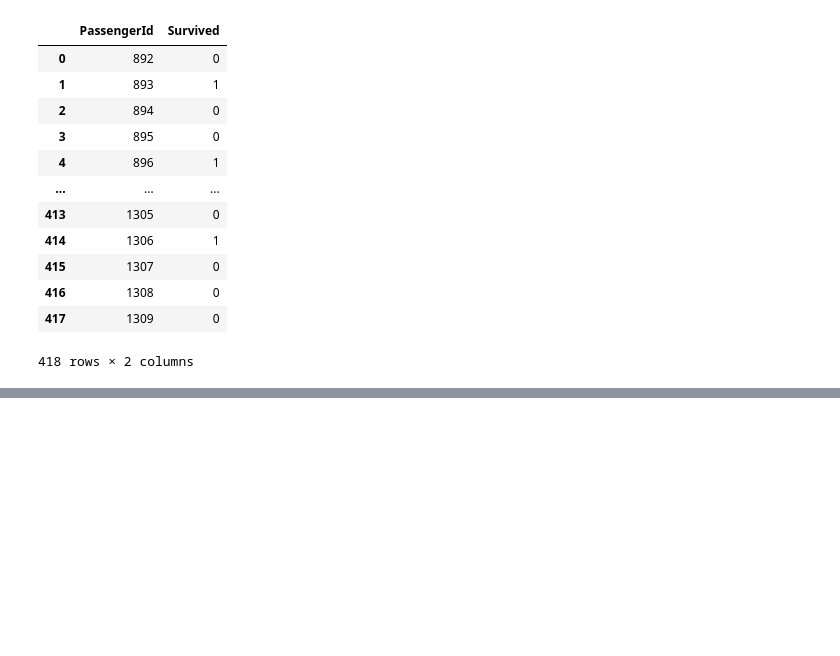
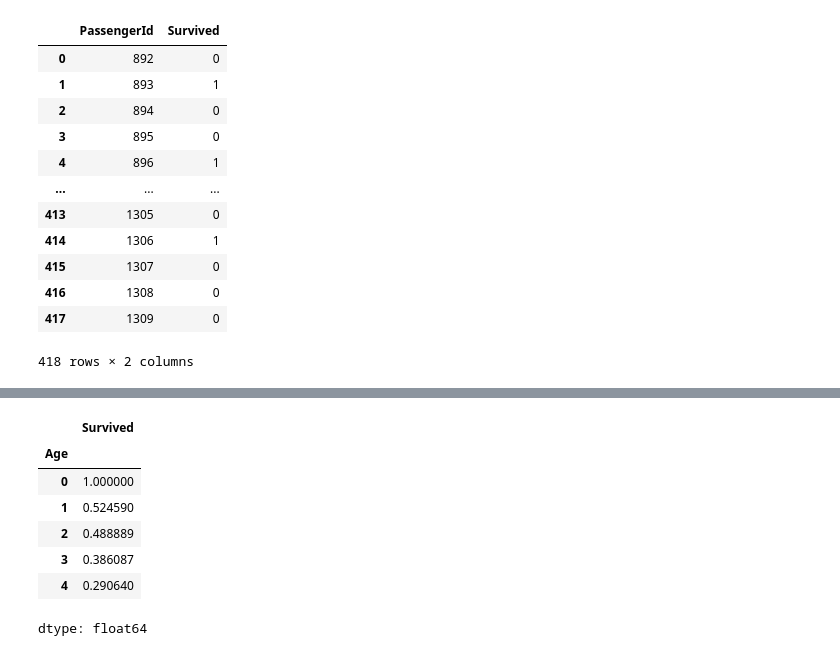
Before and after one commit to keace888/DMA-lab5, a Jupyter notebook: Lab5.ipynb, the cells around one changed output, grey strips where cells are left out. Cells and saved outputs as stored; diff of their text form; code cells hidden in the pictures; blank space fills up the shorter version.

```diff
--- a/Lab5.ipynb
+++ b/Lab5.ipynb
@@ -69,0 +95,19 @@ gender_submission
+# %%
+def fun(x):
+  if x < 1: return 0
+  if x < 12: return 1
+  if x < 18: return 2
+  if x < 60: return 3
+  return 4
+jus = train.copy()
+jus['Age'] = jus['Age'].fillna(100).apply(fun)
+jus.groupby('Age')['Survived'].mean()
+# %% [output]
+|  | Survived |
+| Age |  |
+| 0 | 1.000000 |
+| 1 | 0.524590 |
+| 2 | 0.488889 |
+| 3 | 0.386087 |
+| 4 | 0.290640 |
+dtype: float64
```
Also changed, not shown: parts of 6 cells of this notebook.
